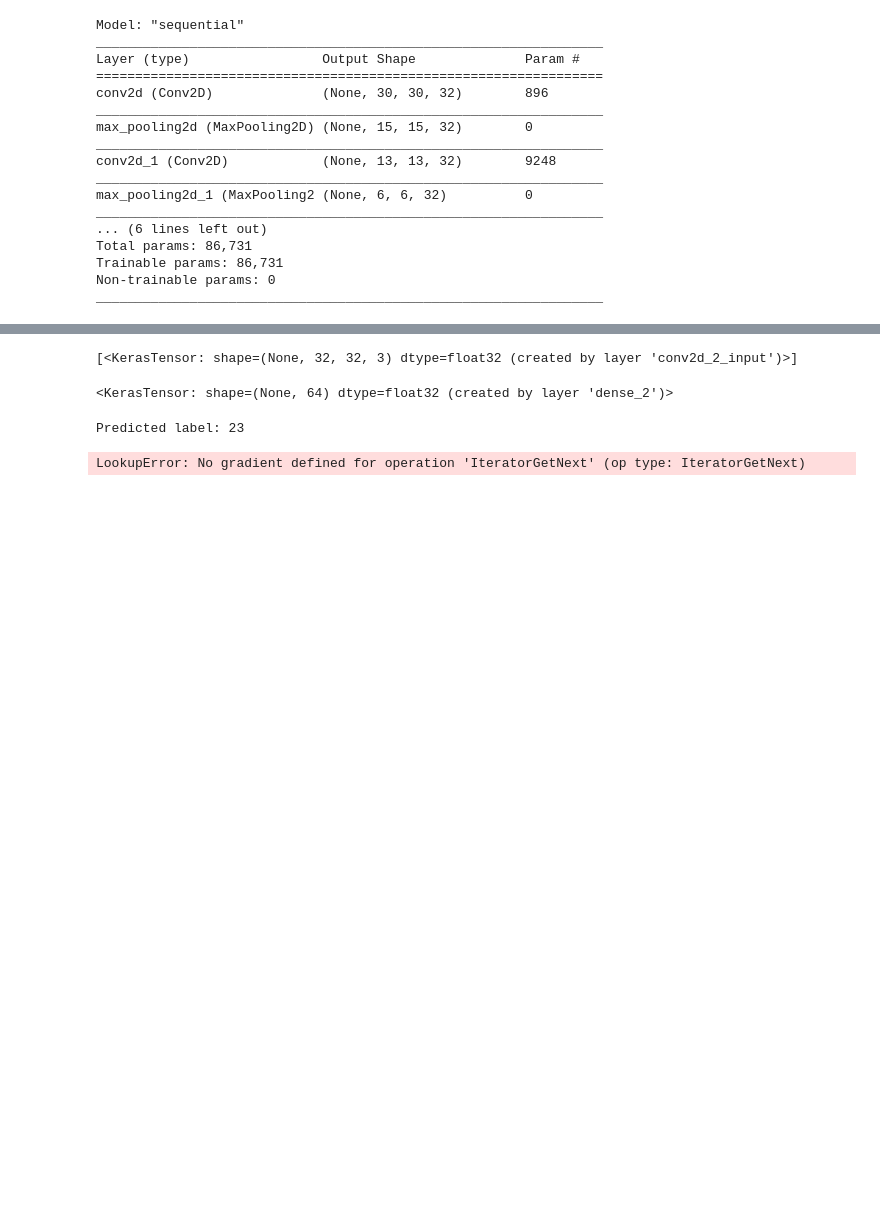
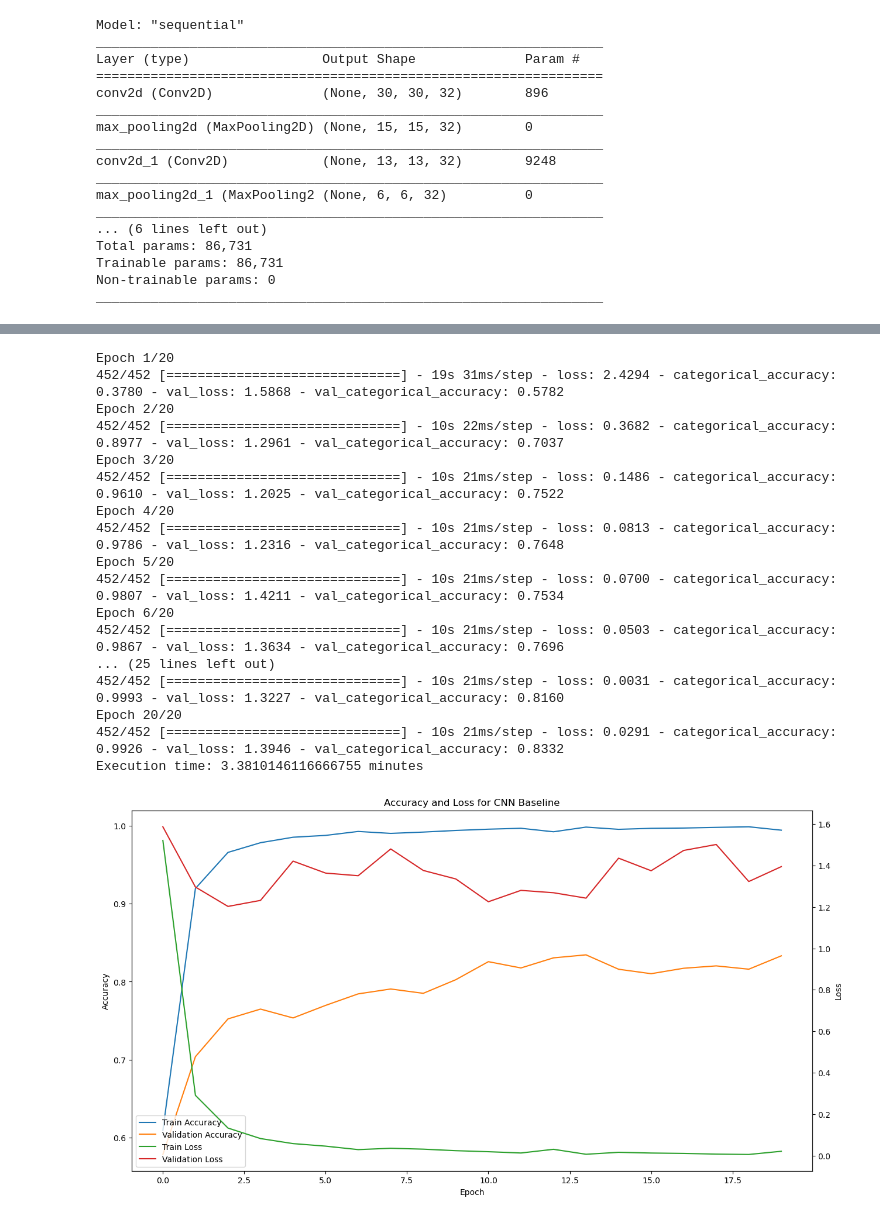
Before and after one commit to sjmfirestone/comp-4449-midterm-rtfs, a Jupyter notebook: main.ipynb, the cells around one changed output, grey strips where cells are left out. Cells and saved outputs as stored; diff of their text form; code cells hidden in the pictures; blank space fills up the shorter version.

Commit message:
almost done; finalized models; analysis; bug with cam

```diff
--- a/main.ipynb
+++ b/main.ipynb
@@ -395,5 +605,14 @@ Input => Convolution + ReLu => MaxPooling => Convolution + ReLu => MaxPooling =>
 # %%
 def plot_accuracy_loss(model_history, model_name=""):
+    """
+    Plots the accuracy and loss of a model.
+
+    Args:
+        model_history (tensorflow.python.keras.callbacks.History): The history of the model.
+        model_name (str): The name of the model.
+    Returns:
+        None: Plots the accuracy and loss of a model.
+    """
 
     fig, ax1 = plt.subplots(figsize=(15, 8))
 
@@ -402,7 +621,7 @@ def plot_accuracy_loss(model_history, model_name=""):
     ax1.plot(model_history.history['val_categorical_accuracy'], color='tab:orange')
     ax1.set_ylabel('Accuracy')
     ax1.set_xlabel('Epoch')
-    ax1.set_ylim([0, 1])
+    ax1.set_ylim([0, 1.1])
 
     # Loss plot
     ax2 = ax1.twinx()
@@ -458,13 +683,3 @@ Total params: 86,731
 Trainable params: 86,731
 Non-trainable params: 0
 _________________________________________________________________
-# %%
-# fit / train the model
-start_time = timeit.default_timer()
-
-cnn_baseline_history = cnn_baseline.fit(x=train_images_Pt, y=train_labels_P, validation_data=(valid_images_Pt, valid_labels_P), epochs=10, batch_size=64)
-
-end_time = timeit.default_timer()
-print(f"Execution time: {end_time - start_time} seconds")
-
-plot_accuracy_loss(cnn_baseline_history, "CNN Baseline")
@@ -831,13 +686,29 @@ ValueError: cannot reshape array of size 189630 into shape (1,1,1,4410)
-# %%
-cnn_regularized_dropout.inputs
-# %% [output]
-[<KerasTensor: shape=(None, 32, 32, 3) dtype=float32 (created by layer 'conv2d_2_input')>]
-# %%
-cnn_regularized_dropout.layers[5].output
-# %% [output]
-<KerasTensor: shape=(None, 64) dtype=float32 (created by layer 'dense_2')>
-# %%
-visualize_activation_heatmap(cnn_regularized_dropout, train_images_Pt[0])
-# %% [output]
-Predicted label: 23
-LookupError: No gradient defined for operation 'IteratorGetNext' (op type: IteratorGetNext)
+# %%
+# fit / train the model
+start_time = timeit.default_timer()
+
+cnn_baseline_history = cnn_baseline.fit(x=train_images_Pt, y=train_labels_P, validation_data=(valid_images_Pt, valid_labels_P), epochs=20, batch_size=64)
+
+end_time = timeit.default_timer()
+print(f"Execution time: {(end_time - start_time)/60} minutes")
+
+plot_accuracy_loss(cnn_baseline_history, "CNN Baseline")
+# %% [output]
+Epoch 1/20
+452/452 [==============================] - 19s 31ms/step - loss: 2.4294 - categorical_accuracy: 0.3780 - val_loss: 1.5868 - val_categorical_accuracy: 0.5782
+Epoch 2/20
+452/452 [==============================] - 10s 22ms/step - loss: 0.3682 - categorical_accuracy: 0.8977 - val_loss: 1.2961 - val_categorical_accuracy: 0.7037
+Epoch 3/20
+452/452 [==============================] - 10s 21ms/step - loss: 0.1486 - categorical_accuracy: 0.9610 - val_loss: 1.2025 - val_categorical_accuracy: 0.7522
+Epoch 4/20
+452/452 [==============================] - 10s 21ms/step - loss: 0.0813 - categorical_accuracy: 0.9786 - val_loss: 1.2316 - val_categorical_accuracy: 0.7648
+Epoch 5/20
+452/452 [==============================] - 10s 21ms/step - loss: 0.0700 - categorical_accuracy: 0.9807 - val_loss: 1.4211 - val_categorical_accuracy: 0.7534
+Epoch 6/20
+452/452 [==============================] - 10s 21ms/step - loss: 0.0503 - categorical_accuracy: 0.9867 - val_loss: 1.3634 - val_categorical_accuracy: 0.7696
+... (25 lines left out)
+452/452 [==============================] - 10s 21ms/step - loss: 0.0031 - categorical_accuracy: 0.9993 - val_loss: 1.3227 - val_categorical_accuracy: 0.8160
+Epoch 20/20
+452/452 [==============================] - 10s 21ms/step - loss: 0.0291 - categorical_accuracy: 0.9926 - val_loss: 1.3946 - val_categorical_accuracy: 0.8332
+Execution time: 3.3810146116666755 minutes
+[figure, added]
```
Also changed, not shown: parts of 126 cells of this notebook, 6 other files.
